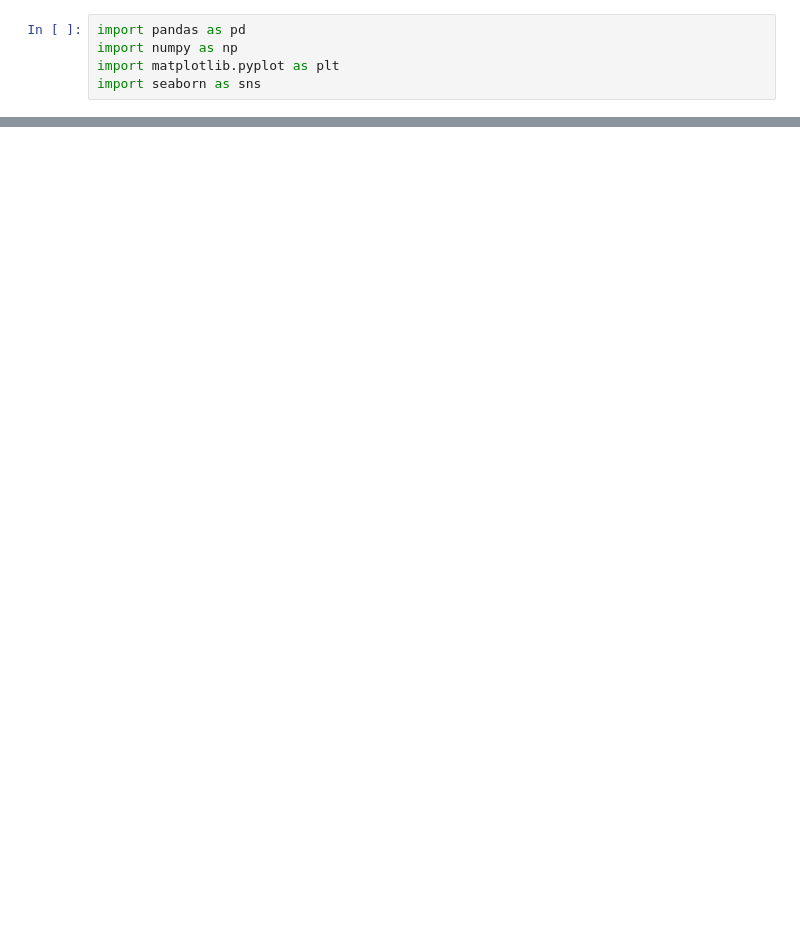
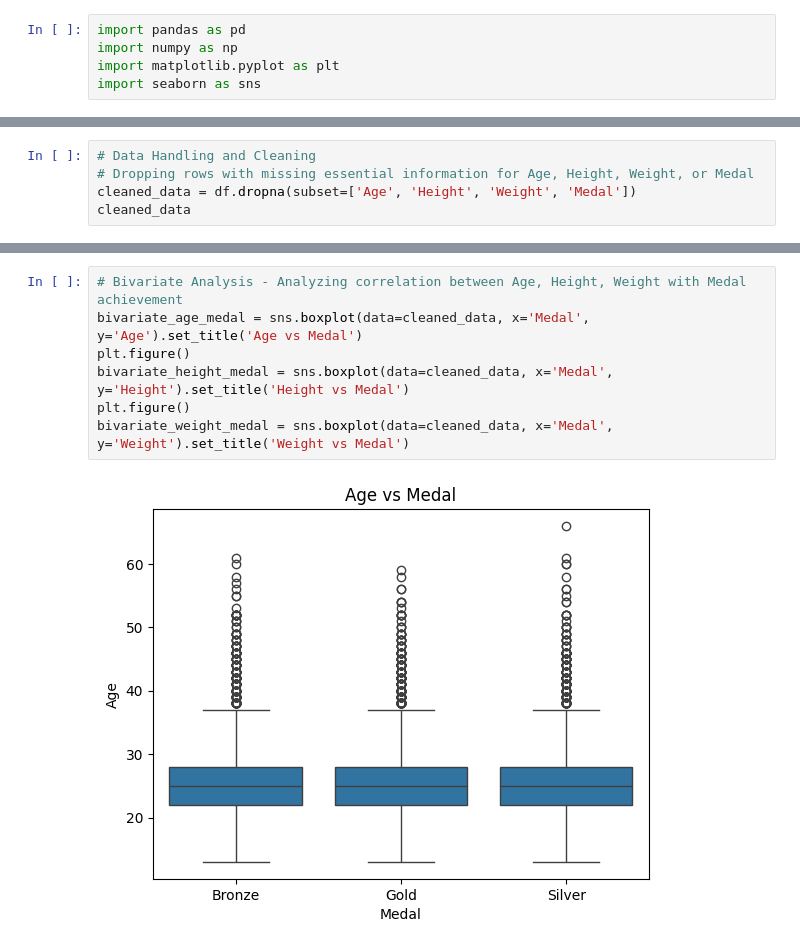
Before and after one commit to Aaryan-Bansal/EDA-on-Atheltic_Events, a Jupyter notebook: EDA_Notebook.ipynb, the cells around one changed output, grey strips where cells are left out. Drawn from its saved outputs; the diff is of its cells as text; blank space fills up the shorter version.

```diff
--- a/EDA_Notebook.ipynb
+++ b/EDA_Notebook.ipynb
@@ -18,0 +99,5 @@ df.head()
+# %%
+# Data Handling and Cleaning
+# Dropping rows with missing essential information for Age, Height, Weight, or Medal
+cleaned_data = df.dropna(subset=['Age', 'Height', 'Weight', 'Medal'])
+cleaned_data
@@ -18,0 +129,9 @@ df.head()
+# %%
+# Bivariate Analysis - Analyzing correlation between Age, Height, Weight with Medal achievement
+bivariate_age_medal = sns.boxplot(data=cleaned_data, x='Medal', y='Age').set_title('Age vs Medal')
+plt.figure()
+bivariate_height_medal = sns.boxplot(data=cleaned_data, x='Medal', y='Height').set_title('Height vs Medal')
+plt.figure()
+bivariate_weight_medal = sns.boxplot(data=cleaned_data, x='Medal', y='Weight').set_title('Weight vs Medal')
+# %% [output]
+[figure, added]
```
Also changed, not shown: parts of 11 cells of this notebook.
